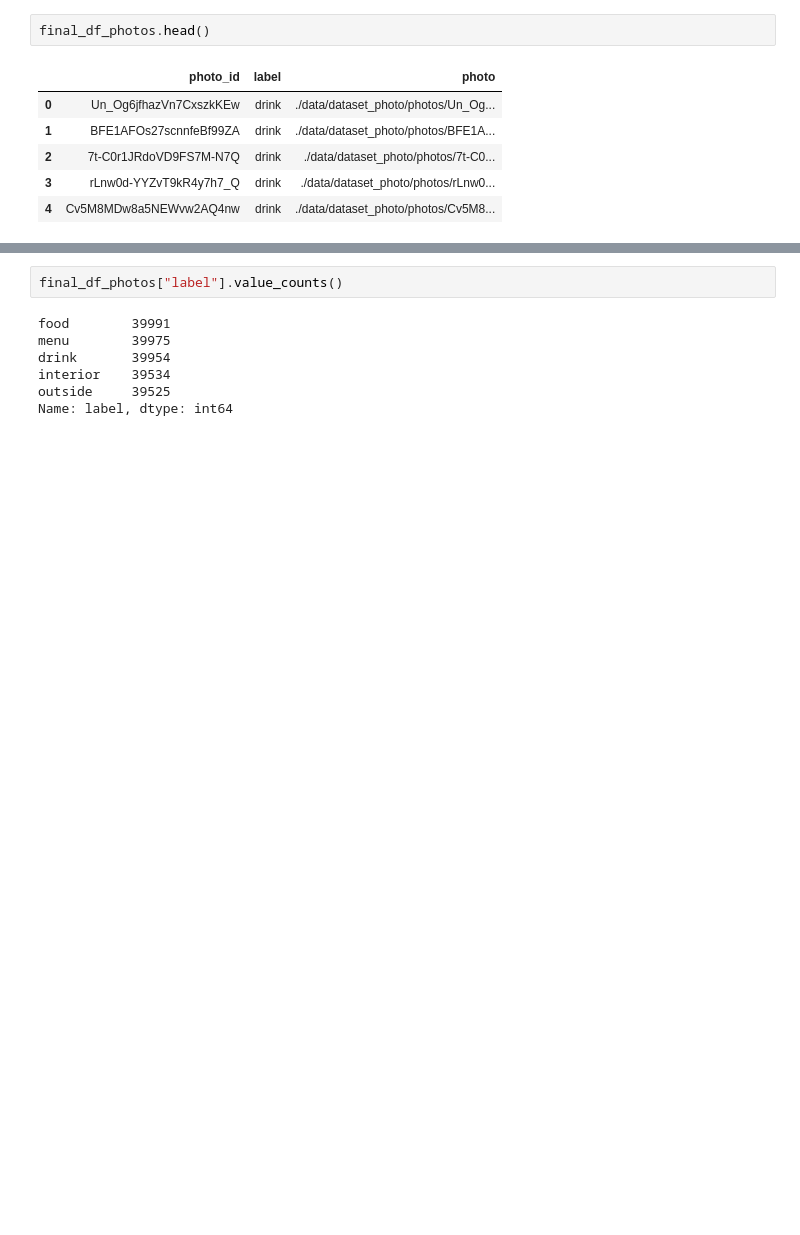
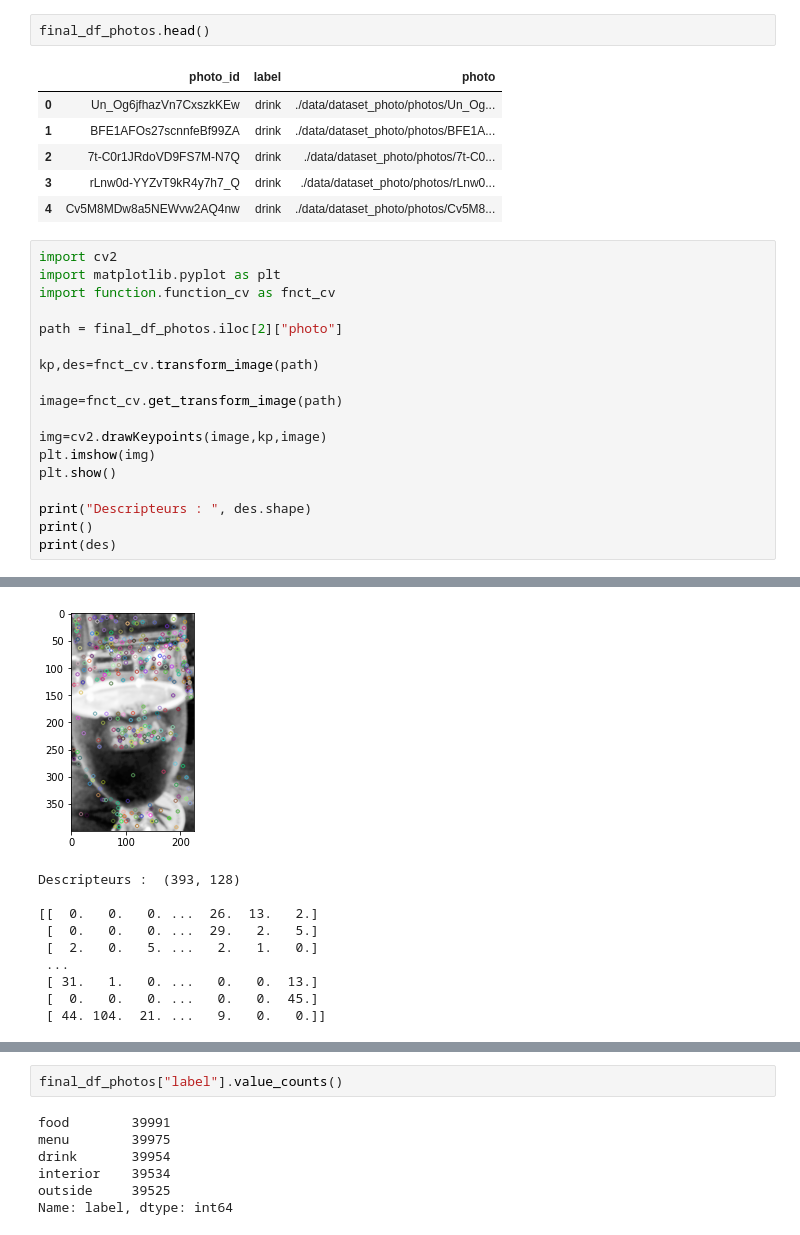
Before and after one commit to Seb-IX/Projet_6, a Jupyter notebook: Solution/script/P06_computer_vision.ipynb, the cells around one changed output, grey strips where cells are left out. Saved outputs shown, nothing was run; the diff lists cells and outputs as text; blank space fills up the shorter version.

```diff
--- a/Solution/script/P06_computer_vision.ipynb
+++ b/Solution/script/P06_computer_vision.ipynb
@@ -35,3 +35,22 @@ final_df_photos.head()
 | 2 | 7t-C0r1JRdoVD9FS7M-N7Q | drink | ./data/dataset_photo/photos/7t-C0... |
 | 3 | rLnw0d-YYZvT9kR4y7h7_Q | drink | ./data/dataset_photo/photos/rLnw0... |
 | 4 | Cv5M8MDw8a5NEWvw2AQ4nw | drink | ./data/dataset_photo/photos/Cv5M8... |
+# %%
+import cv2
+import matplotlib.pyplot as plt
+import function.function_cv as fnct_cv
+
+path = final_df_photos.iloc[2]["photo"]
+
+kp,des=fnct_cv.transform_image(path)
+
+image=fnct_cv.get_transform_image(path)
+
+img=cv2.drawKeypoints(image,kp,image)
+plt.imshow(img)
+plt.show()
+
+print("Descripteurs : ", des.shape)
+print()
+print(des)
+# %% [output]
@@ -37,0 +59,10 @@ final_df_photos.head()
+[figure, added]
+Descripteurs :  (393, 128)
+
+[[  0.   0.   0. ...  26.  13.   2.]
+ [  0.   0.   0. ...  29.   2.   5.]
+ [  2.   0.   5. ...   2.   1.   0.]
+ ...
+ [ 31.   1.   0. ...   0.   0.  13.]
+ [  0.   0.   0. ...   0.   0.  45.]
+ [ 44. 104.  21. ...   9.   0.   0.]]
```
Also changed, not shown: parts of 17 cells of this notebook, 13 other files.
